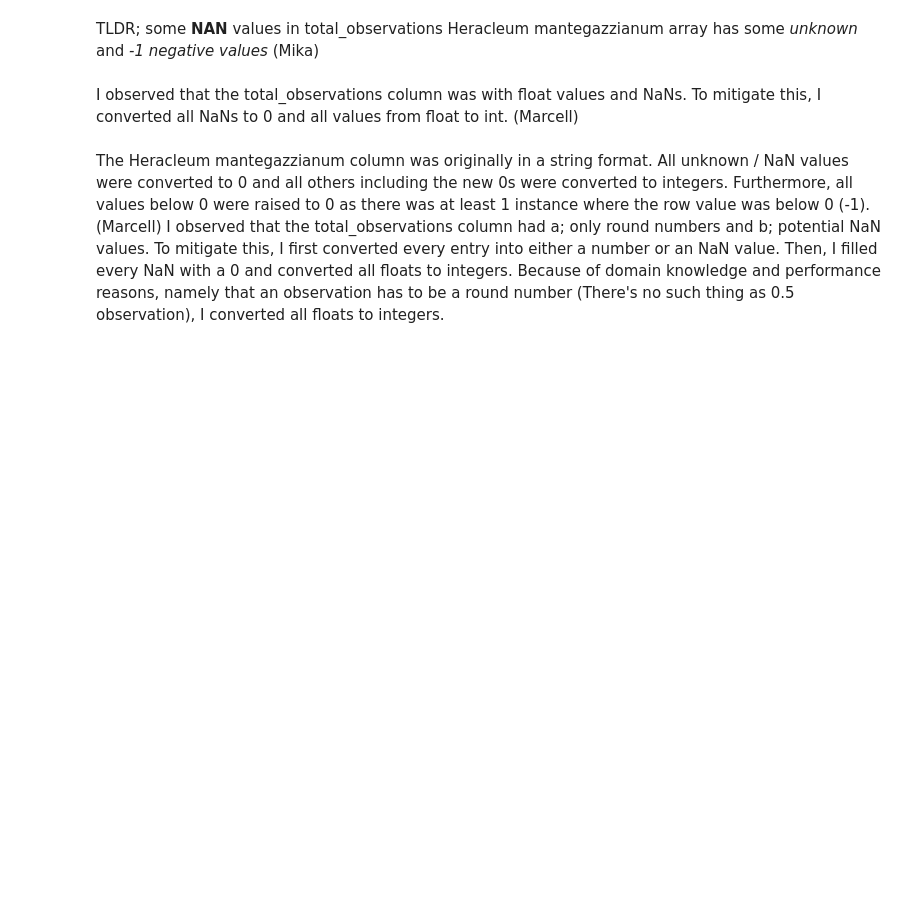
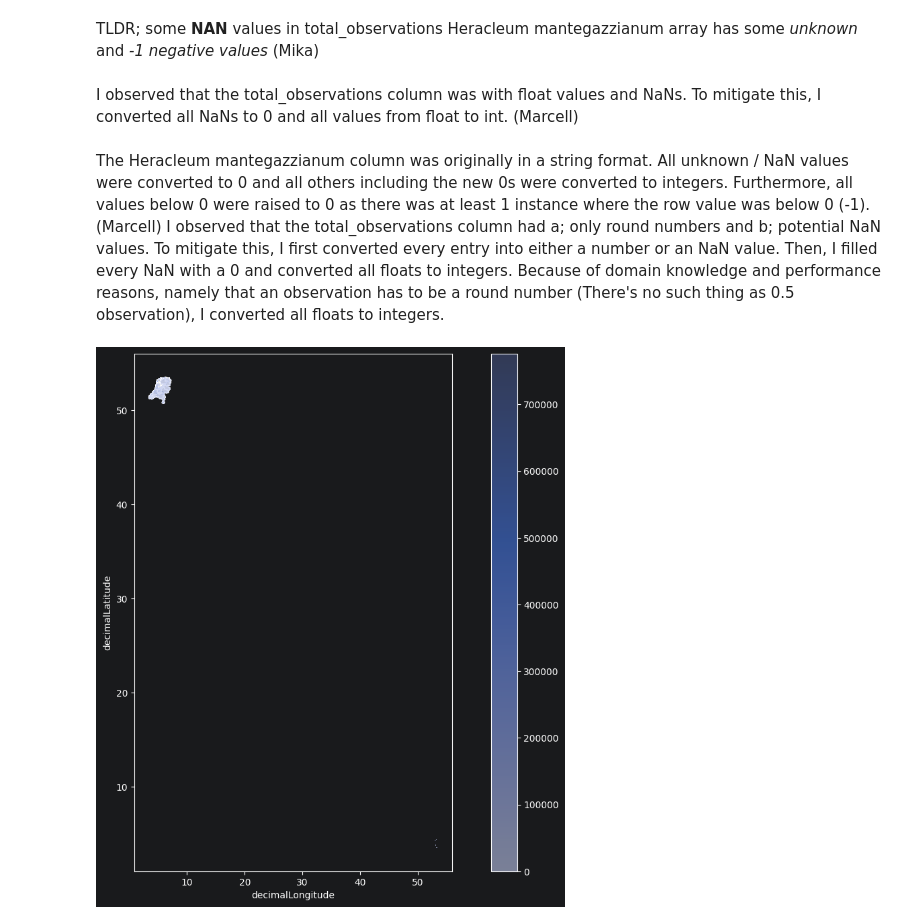
Before and after one commit to mikaelvos/Serj-is-Gone-The-Sequel-to-Serj-is-Still-Missing-The-Sequel-To-Where-is_Serj-The-Sequel-to-Where, a Jupyter notebook: new-notebook.ipynb, the cells around one changed output. Cells and saved outputs as stored; diff of their text form; code cells hidden in the pictures; blank space fills up the shorter version.

Commit message:
Description of initial map visualisation

```diff
--- a/new-notebook.ipynb
+++ b/new-notebook.ipynb
@@ -45,18 +100,20 @@ To mitigate this, I first converted every entry into either a number or an NaN v
 # %%
 nl = gpd.read_file("gadm41_NLD.gpkg", layer="ADM_ADM_1")
 
 fig, ax = plt.subplots(figsize=(15, 10))
 nl.plot(ax=ax, color='lightgray', edgecolor='white')
 sns.histplot(
     data=df,
     x=df['decimalLongitude'],
     y=df['decimalLatitude'],
     weights=df['total_observations'],
     cbar=True,
-    binwidth=(0.1, 0.1),
+    binwidth=(0.05, 0.05),
     ax=ax,
     alpha=0.6,
 )
 
 plt.show()
+# %% [output]
+[figure, added]
 # %% [markdown]
```
Also changed, not shown: parts of 5 cells of this notebook.
